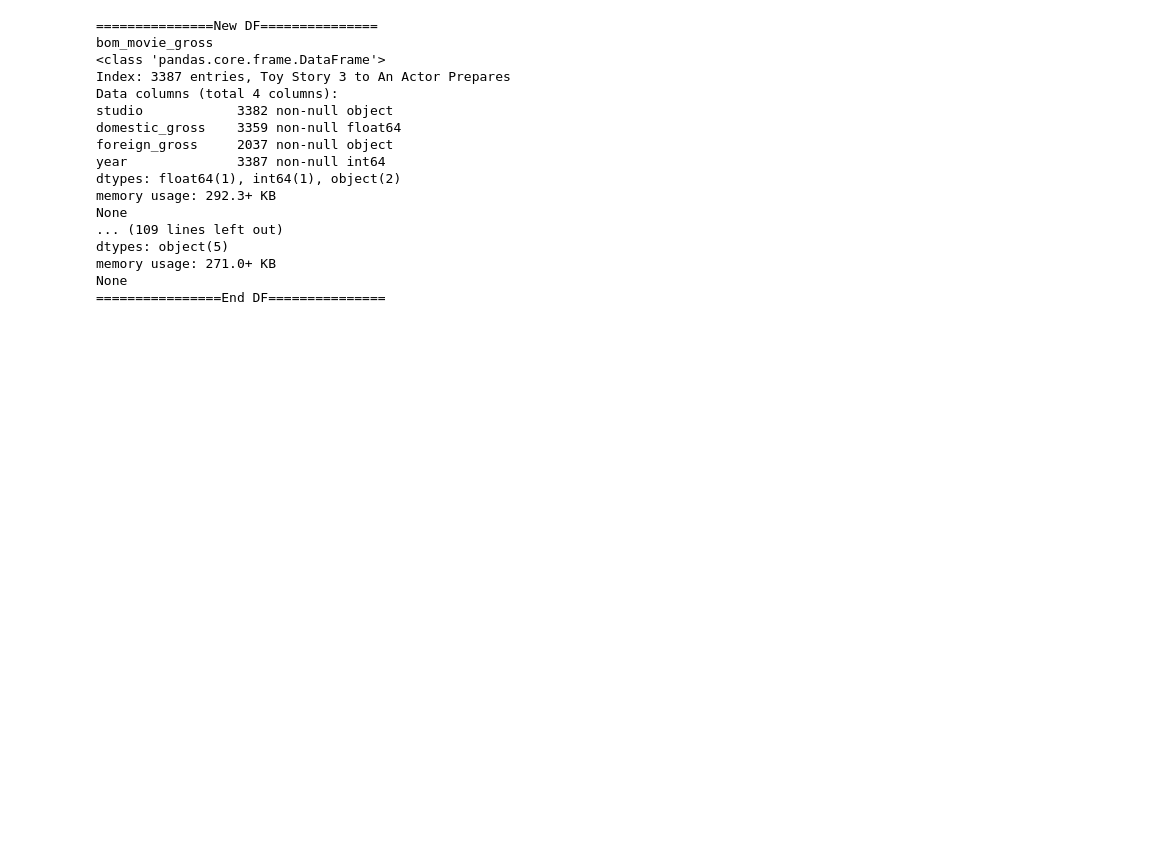
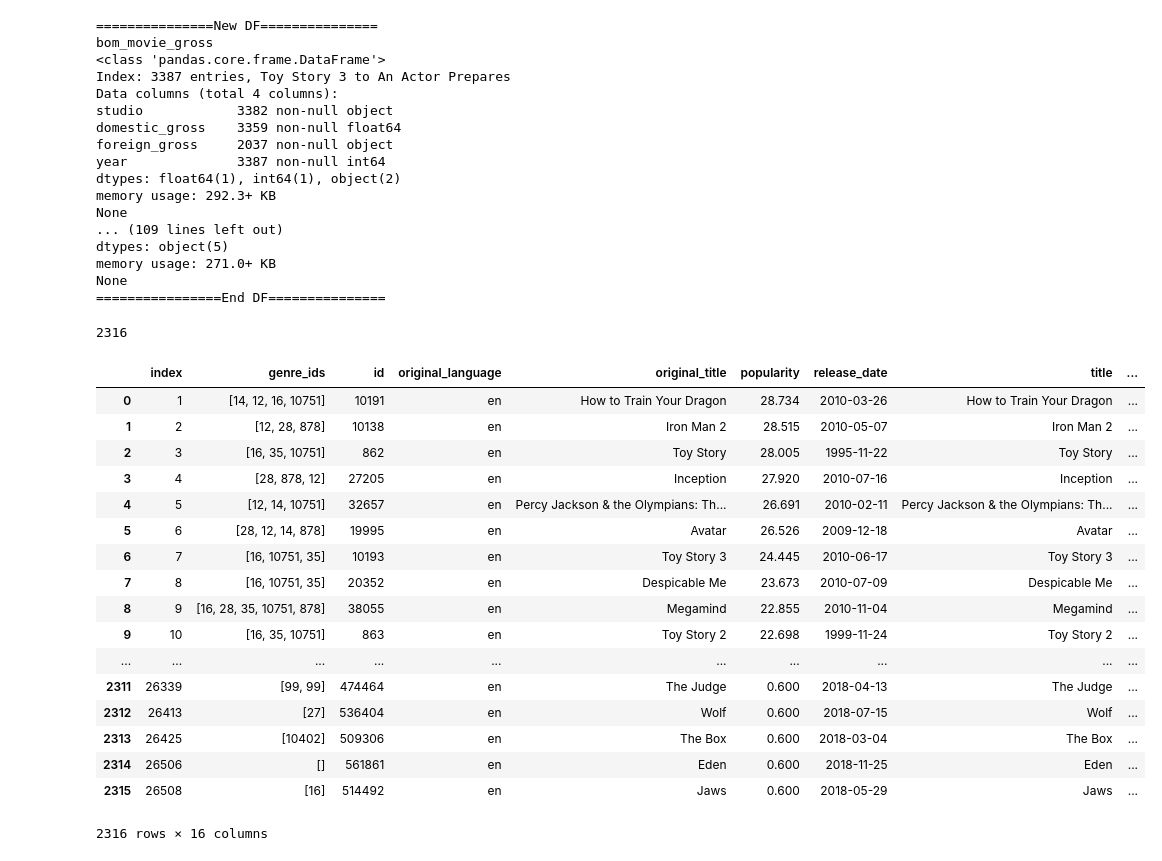
Before and after one commit to tcastanley/Movie_Analysis, a Jupyter notebook: Glob Notebook.ipynb, the cells around one changed output. Drawn from its saved outputs; the diff is of its cells as text; code cells hidden in the pictures; blank space fills up the shorter version.

```diff
--- a/Glob Notebook.ipynb
+++ b/Glob Notebook.ipynb
@@ -70,2 +94,3 @@ import sqlite3
 # %%
 conn = sqlite3.connect("movies_db.sqlite")
+cur = conn.cursor()
@@ -136,3 +180,34 @@ dtypes: object(5)
 memory usage: 271.0+ KB
 None
 ================End DF===============
+# %%
+cur.execute("""SELECT *
+             FROM tmdb_movies tm
+             JOIN tn_movie_budgets tn
+             ON tm.original_title = tn.movie;""")
+
+
+df_imdb_budgets = pd.DataFrame(cur.fetchall())
+df_imdb_budgets.columns = [x[0] for x in cur.description]
+print(len(df_imdb_budgets))
+df_imdb_budgets
+# %% [output]
+2316
+|  | index | genre_ids | id | original_language | original_title | popularity | release_date | title | ... |
+| 0 | 1 | [14, 12, 16, 10751] | 10191 | en | How to Train Your Dragon | 28.734 | 2010-03-26 | How to Train Your Dragon | ... |
+| 1 | 2 | [12, 28, 878] | 10138 | en | Iron Man 2 | 28.515 | 2010-05-07 | Iron Man 2 | ... |
+| 2 | 3 | [16, 35, 10751] | 862 | en | Toy Story | 28.005 | 1995-11-22 | Toy Story | ... |
+| 3 | 4 | [28, 878, 12] | 27205 | en | Inception | 27.920 | 2010-07-16 | Inception | ... |
+| 4 | 5 | [12, 14, 10751] | 32657 | en | Percy Jackson & the Olympians: Th... | 26.691 | 2010-02-11 | Percy Jackson & the Olympians: Th... | ... |
+| 5 | 6 | [28, 12, 14, 878] | 19995 | en | Avatar | 26.526 | 2009-12-18 | Avatar | ... |
+| 6 | 7 | [16, 10751, 35] | 10193 | en | Toy Story 3 | 24.445 | 2010-06-17 | Toy Story 3 | ... |
+| 7 | 8 | [16, 10751, 35] | 20352 | en | Despicable Me | 23.673 | 2010-07-09 | Despicable Me | ... |
+| 8 | 9 | [16, 28, 35, 10751, 878] | 38055 | en | Megamind | 22.855 | 2010-11-04 | Megamind | ... |
+| 9 | 10 | [16, 35, 10751] | 863 | en | Toy Story 2 | 22.698 | 1999-11-24 | Toy Story 2 | ... |
+| ... | ... | ... | ... | ... | ... | ... | ... | ... | ... |
+| 2311 | 26339 | [99, 99] | 474464 | en | The Judge | 0.600 | 2018-04-13 | The Judge | ... |
+| 2312 | 26413 | [27] | 536404 | en | Wolf | 0.600 | 2018-07-15 | Wolf | ... |
+| 2313 | 26425 | [10402] | 509306 | en | The Box | 0.600 | 2018-03-04 | The Box | ... |
+| 2314 | 26506 | [] | 561861 | en | Eden | 0.600 | 2018-11-25 | Eden | ... |
+| 2315 | 26508 | [16] | 514492 | en | Jaws | 0.600 | 2018-05-29 | Jaws | ... |
+2316 rows × 16 columns
```
Also changed, not shown: parts of 18 cells of this notebook, 15 other files.
